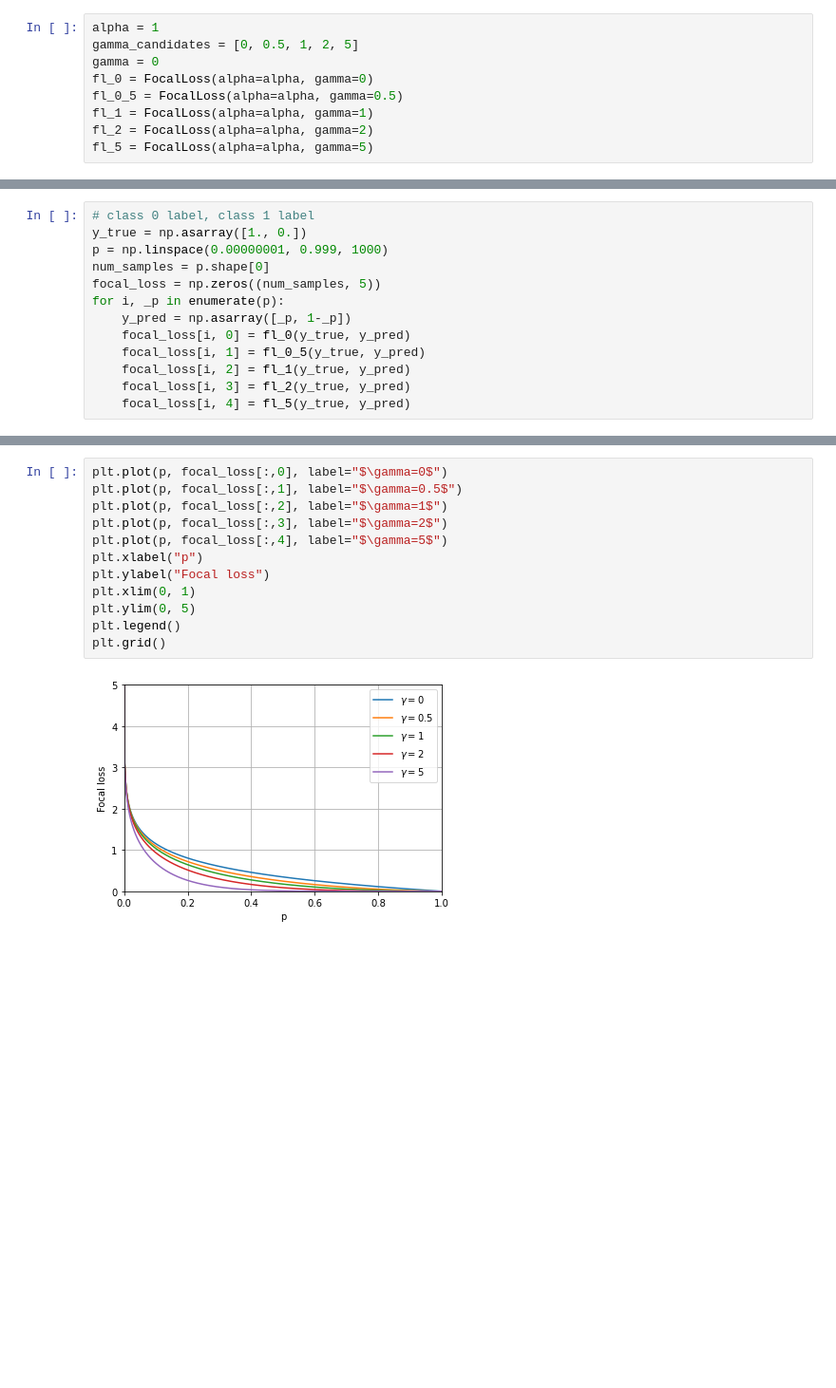
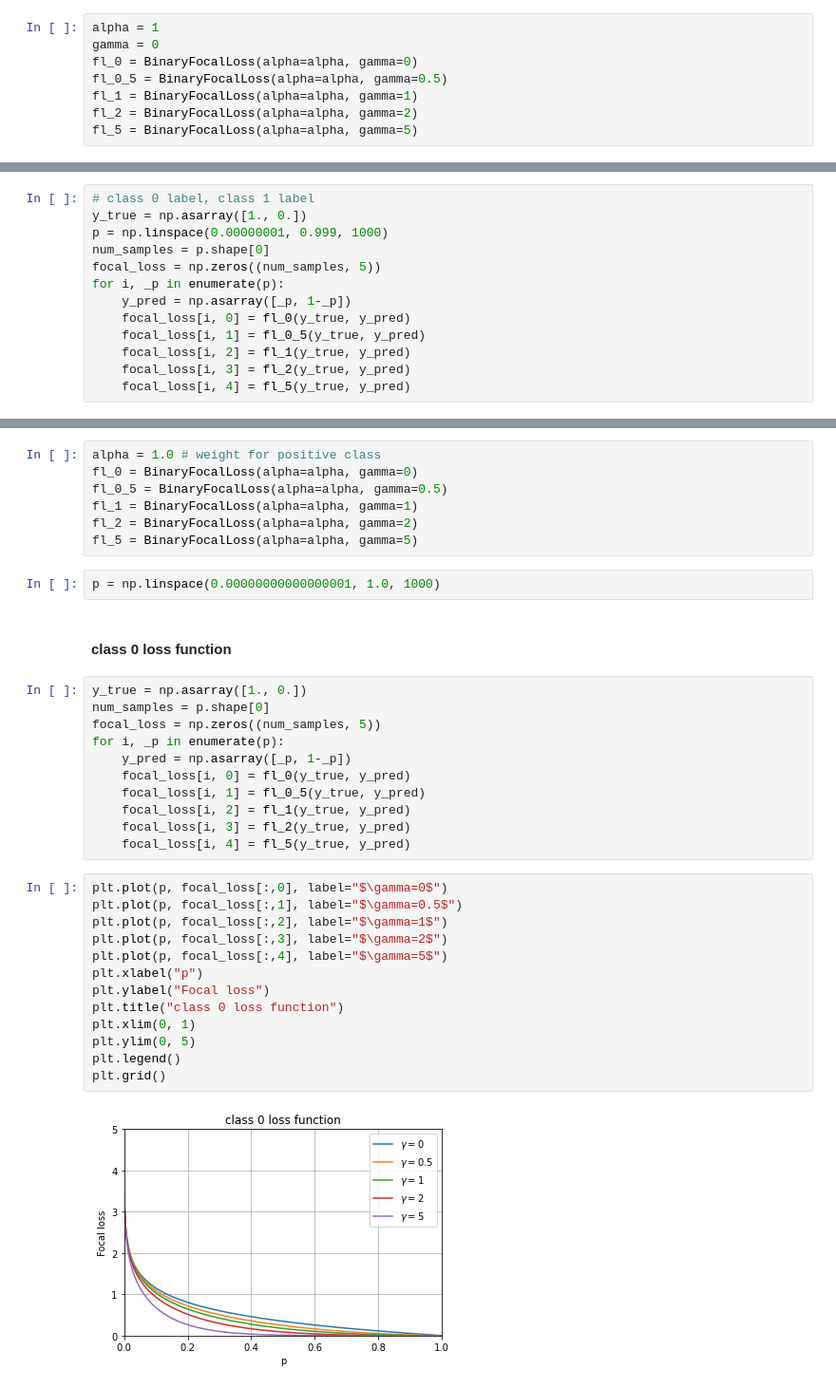
Before and after one commit to AI-Huang/deeplearning_basics, a Jupyter notebook: keras_fn/focal_loss_test.ipynb, the cells around one changed output, grey strips where cells are left out. Shown: that part at 95% size. Drawn from its saved outputs; the diff is of its cells as text; blank space fills up the shorter version.

Commit message:
review focal loss, bce, cce again

```diff
--- a/keras_fn/focal_loss_test.ipynb
+++ b/keras_fn/focal_loss_test.ipynb
@@ -26,12 +39,11 @@ fl: 0.2721383571624756
 # %%
 alpha = 1
-gamma_candidates = [0, 0.5, 1, 2, 5]
 gamma = 0
-fl_0 = FocalLoss(alpha=alpha, gamma=0)
-fl_0_5 = FocalLoss(alpha=alpha, gamma=0.5)
-fl_1 = FocalLoss(alpha=alpha, gamma=1)
-fl_2 = FocalLoss(alpha=alpha, gamma=2)
-fl_5 = FocalLoss(alpha=alpha, gamma=5)
+fl_0 = BinaryFocalLoss(alpha=alpha, gamma=0)
+fl_0_5 = BinaryFocalLoss(alpha=alpha, gamma=0.5)
+fl_1 = BinaryFocalLoss(alpha=alpha, gamma=1)
+fl_2 = BinaryFocalLoss(alpha=alpha, gamma=2)
+fl_5 = BinaryFocalLoss(alpha=alpha, gamma=5)
 # %% [markdown]
 ### class 0 is positive
 # %%
@@ -77,14 +105,37 @@ for i, _p in enumerate(p):
+# %%
+alpha = 1.0 # weight for positive class
+fl_0 = BinaryFocalLoss(alpha=alpha, gamma=0)
+fl_0_5 = BinaryFocalLoss(alpha=alpha, gamma=0.5)
+fl_1 = BinaryFocalLoss(alpha=alpha, gamma=1)
+fl_2 = BinaryFocalLoss(alpha=alpha, gamma=2)
+fl_5 = BinaryFocalLoss(alpha=alpha, gamma=5)
+# %%
+p = np.linspace(0.00000000000000001, 1.0, 1000)
+# %% [markdown]
+#### class 0 loss function
+# %%
+y_true = np.asarray([1., 0.])
+num_samples = p.shape[0]
+focal_loss = np.zeros((num_samples, 5))
+for i, _p in enumerate(p):
+    y_pred = np.asarray([_p, 1-_p])
+    focal_loss[i, 0] = fl_0(y_true, y_pred)
+    focal_loss[i, 1] = fl_0_5(y_true, y_pred)
+    focal_loss[i, 2] = fl_1(y_true, y_pred)
+    focal_loss[i, 3] = fl_2(y_true, y_pred)
+    focal_loss[i, 4] = fl_5(y_true, y_pred)
 # %%
 plt.plot(p, focal_loss[:,0], label="$\gamma=0$")
 plt.plot(p, focal_loss[:,1], label="$\gamma=0.5$")
 plt.plot(p, focal_loss[:,2], label="$\gamma=1$")
 plt.plot(p, focal_loss[:,3], label="$\gamma=2$")
 plt.plot(p, focal_loss[:,4], label="$\gamma=5$")
 plt.xlabel("p")
 plt.ylabel("Focal loss")
+plt.title("class 0 loss function")
 plt.xlim(0, 1)
 plt.ylim(0, 5)
 plt.legend()
 plt.grid()
 # %% [output]
-[figure, old version]
+[figure, new version]
```
Also changed, not shown: parts of 16 cells of this notebook, 12 other files.
